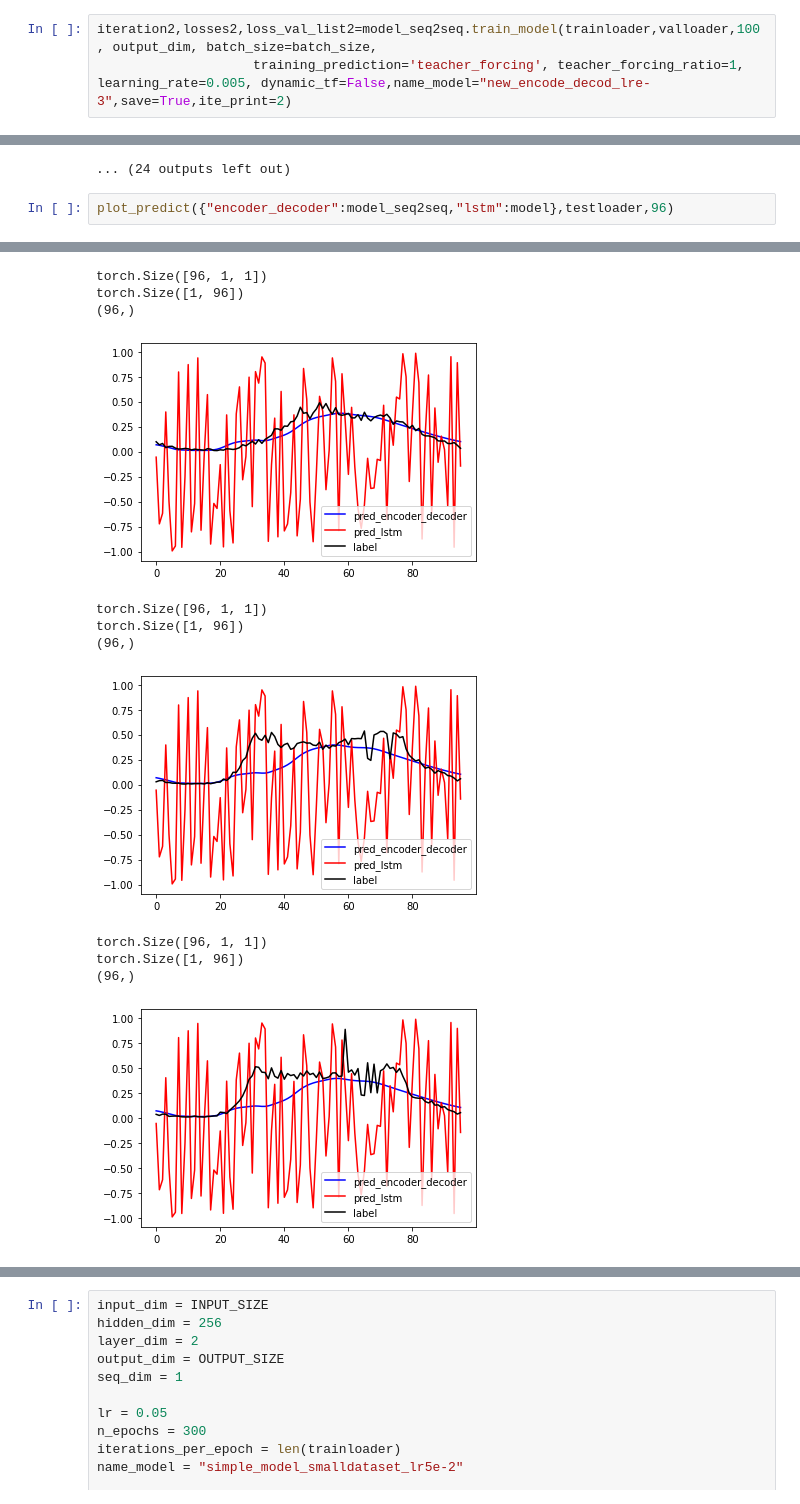
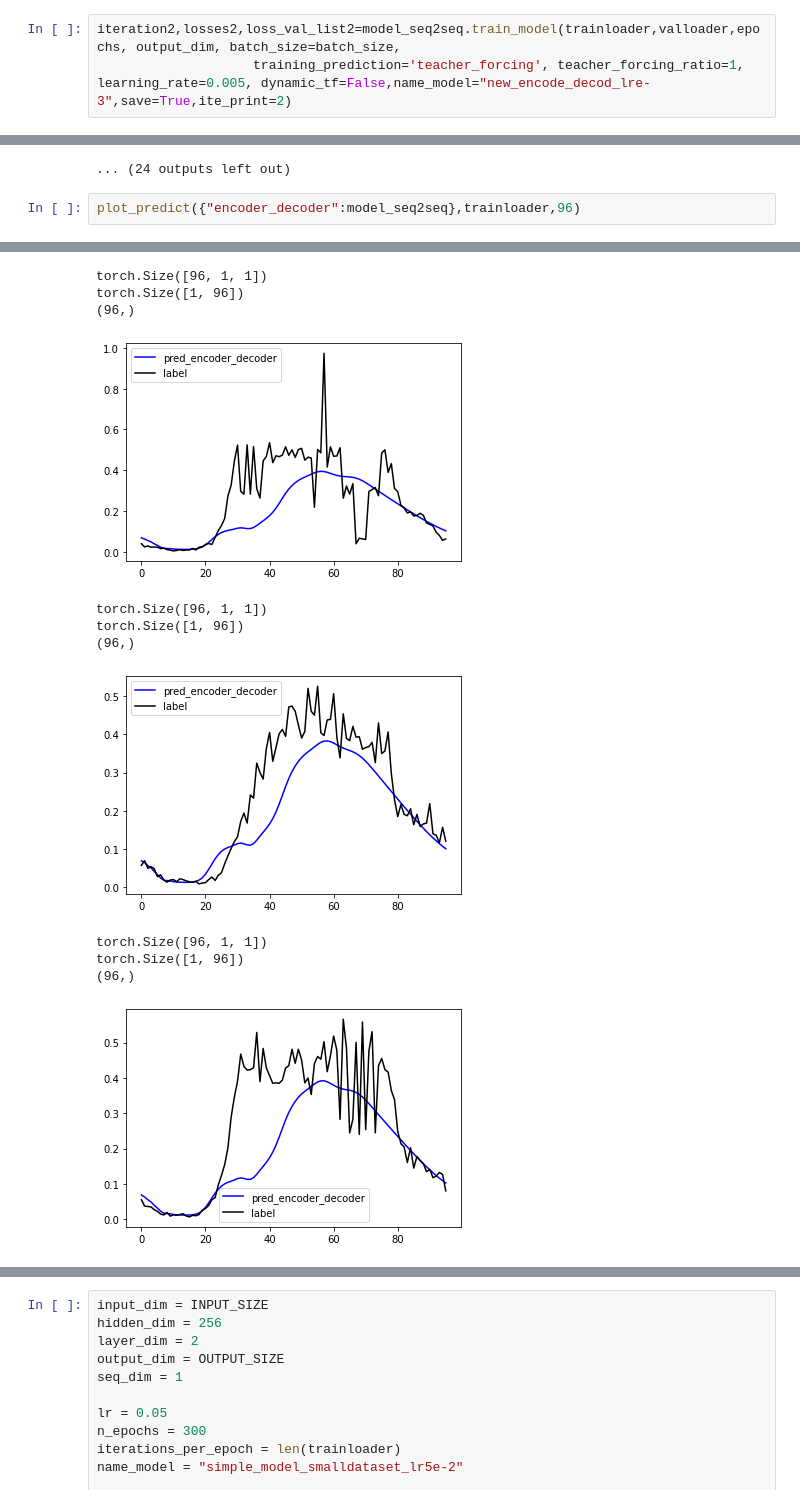
Before and after one commit to clemvst/RadarTrafficData, a Jupyter notebook: notebooks/Train&eval_encoder_decoder.ipynb, the cells around one changed output, grey strips where cells are left out. Drawn from its saved outputs; the diff is of its cells as text.

```diff
--- a/notebooks/Train&eval_encoder_decoder.ipynb
+++ b/notebooks/Train&eval_encoder_decoder.ipynb
@@ -92,6 +96,6 @@ batch_size=1
 # %%
 model_seq2seq=lstm_seq2seq(1, hidden_dim)
 # %%
-iteration2,losses2,loss_val_list2=model_seq2seq.train_model(trainloader,valloader,100, output_dim, batch_size=batch_size,
+iteration2,losses2,loss_val_list2=model_seq2seq.train_model(trainloader,valloader,epochs, output_dim, batch_size=batch_size,
                     training_prediction='teacher_forcing', teacher_forcing_ratio=1, learning_rate=0.005, dynamic_tf=False,name_model="new_encode_decod_lre-3",save=True,ite_print=2)
 # %% [output]
@@ -197,7 +188,7 @@ torch.Size([1, 96])
 [figure]
 ... (24 outputs left out)
 # %%
-plot_predict({"encoder_decoder":model_seq2seq,"lstm":model},testloader,96)
+plot_predict({"encoder_decoder":model_seq2seq},trainloader,96)
 # %% [output]
 torch.Size([96, 1, 1])
 torch.Size([1, 96])
@@ -210,15 +201,15 @@ torch.Size([1, 96])
 torch.Size([96, 1, 1])
 torch.Size([1, 96])
 (96,)
-[figure, old version]
+[figure, new version]
 torch.Size([96, 1, 1])
 torch.Size([1, 96])
 (96,)
-[figure, old version]
+[figure, new version]
 torch.Size([96, 1, 1])
 torch.Size([1, 96])
 (96,)
-[figure, old version]
+[figure, new version]
 torch.Size([96, 1, 1])
 torch.Size([1, 96])
 (96,)
```
Also changed, not shown: parts of 4 cells of this notebook.
